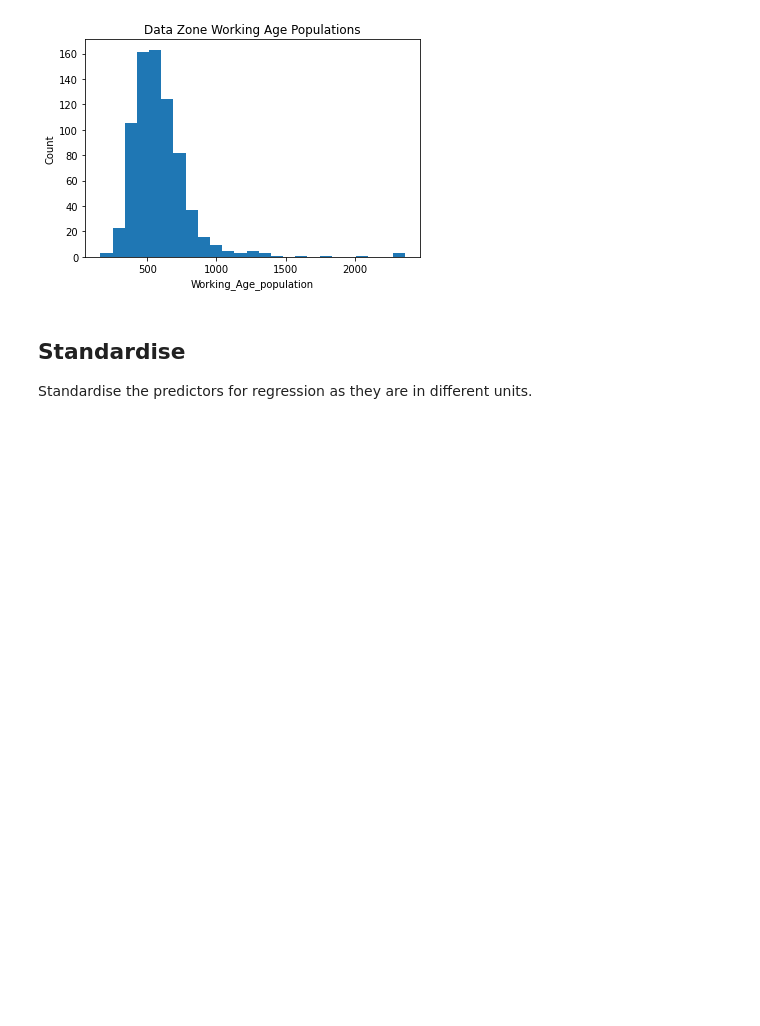
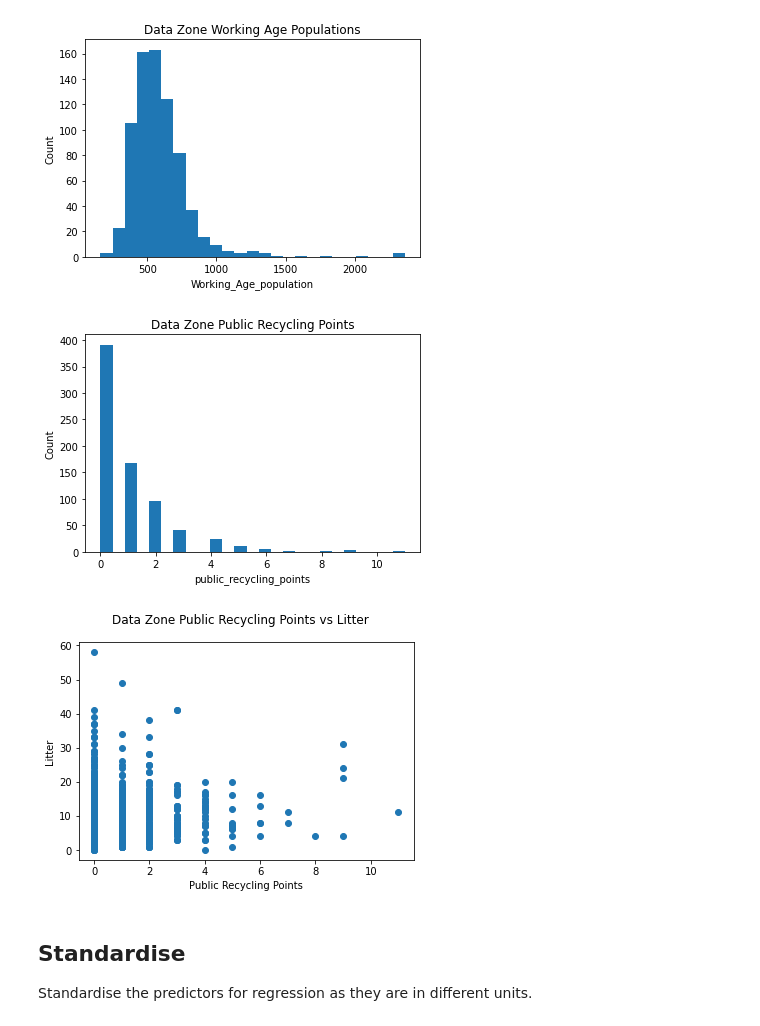
Before and after one commit to Garee/glasgow-litter, a Jupyter notebook: regression/regression-all-data.ipynb, the cells around one changed output. Saved outputs shown, nothing was run; the diff lists cells and outputs as text; code cells hidden in the pictures; blank space fills up the shorter version.

```diff
--- a/regression/regression-all-data.ipynb
+++ b/regression/regression-all-data.ipynb
@@ -332,6 +350,18 @@ plot_histogram("Working_Age_population", title="Data Zone Working Age Population
 [figure]
 [figure]
 [figure]
+# %%
+plot_histogram("public_recycling_points", title="Data Zone Public Recycling Points")
+
+fig = plt.figure()
+fig.suptitle("Data Zone Public Recycling Points vs Litter")
+plt.scatter(x=df["public_recycling_points"], y=df["litter"])
+plt.xlabel("Public Recycling Points")
+plt.ylabel("Litter")
+plt.show()
+# %% [output]
+[figure, added]
+[figure, added]
 # %% [markdown]
 ## Standardise
 
```
Also changed, not shown: parts of 18 cells of this notebook.
